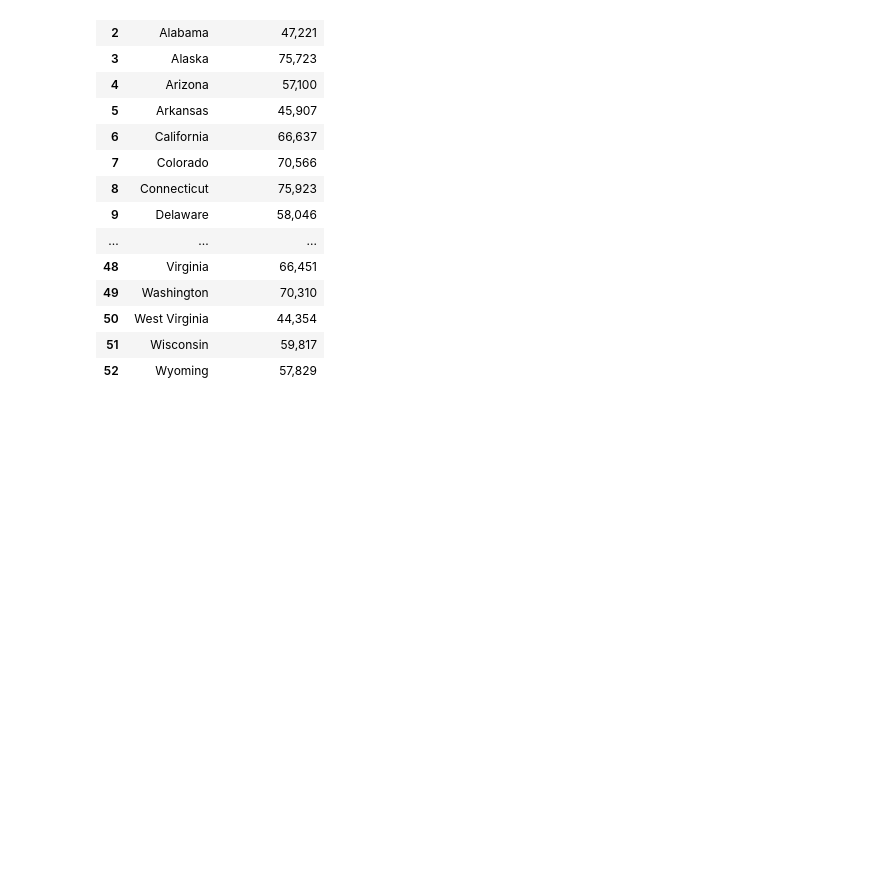
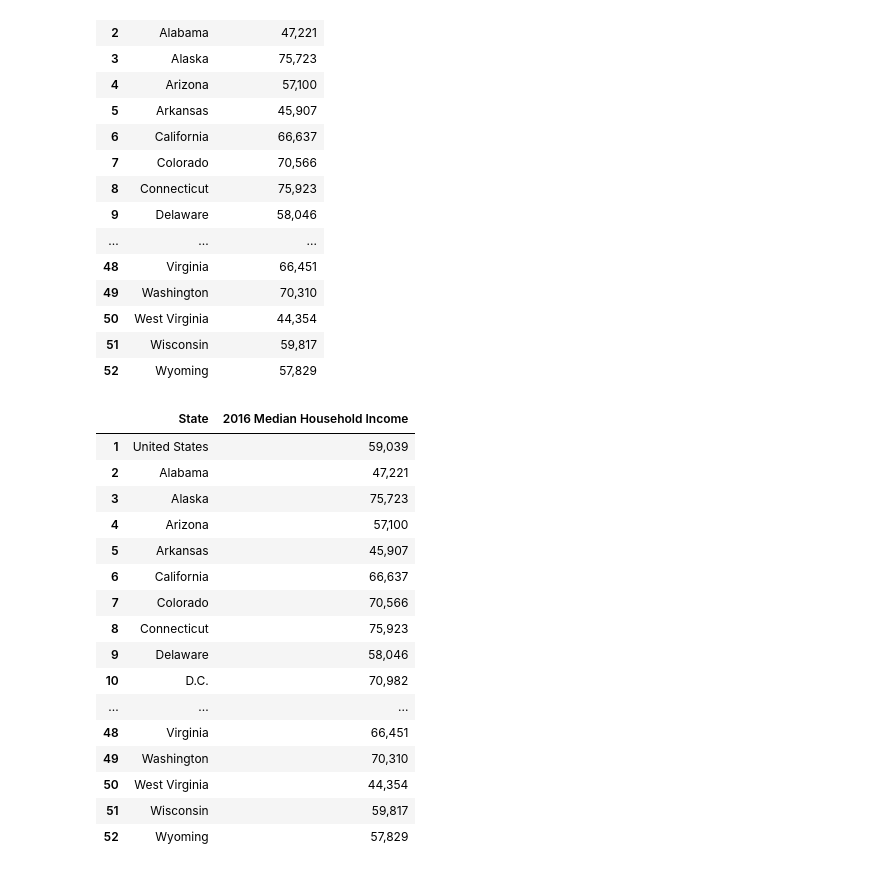
Before and after one commit to sjuarez382/UCI-Group_Project_1-Team9, a Jupyter notebook: Untitled.ipynb, the cells around one changed output. Drawn from its saved outputs; the diff is of its cells as text; code cells hidden in the pictures; blank space fills up the shorter version.

Commit message:
dropna

```diff
--- a/Untitled.ipynb
+++ b/Untitled.ipynb
@@ -98,3 +98,28 @@ income_df
 | 50 | West Virginia | 44,354 |
 | 51 | Wisconsin | 59,817 |
 | 52 | Wyoming | 57,829 |
+# %%
+income_df = income_df.dropna()
+# %%
+updated_income = income_df.rename(columns={
+    "2016": "2016 Median Household Income"
+})
+updated_income
+# %% [output]
+|  | State | 2016 Median Household Income |
+| 1 | United States | 59,039 |
+| 2 | Alabama | 47,221 |
+| 3 | Alaska | 75,723 |
+| 4 | Arizona | 57,100 |
+| 5 | Arkansas | 45,907 |
+| 6 | California | 66,637 |
+| 7 | Colorado | 70,566 |
+| 8 | Connecticut | 75,923 |
+| 9 | Delaware | 58,046 |
+| 10 | D.C. | 70,982 |
+| ... | ... | ... |
+| 48 | Virginia | 66,451 |
+| 49 | Washington | 70,310 |
+| 50 | West Virginia | 44,354 |
+| 51 | Wisconsin | 59,817 |
+| 52 | Wyoming | 57,829 |
```
